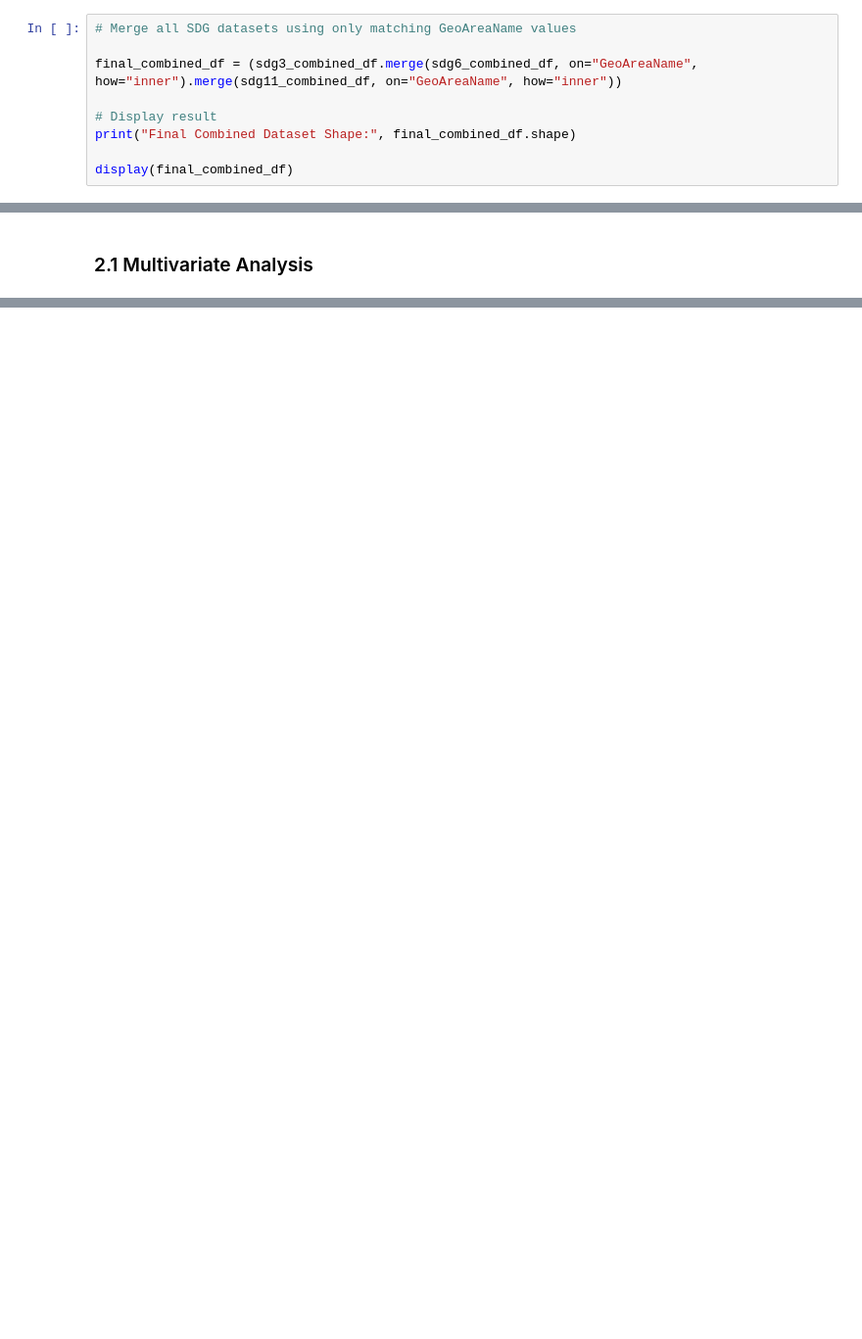
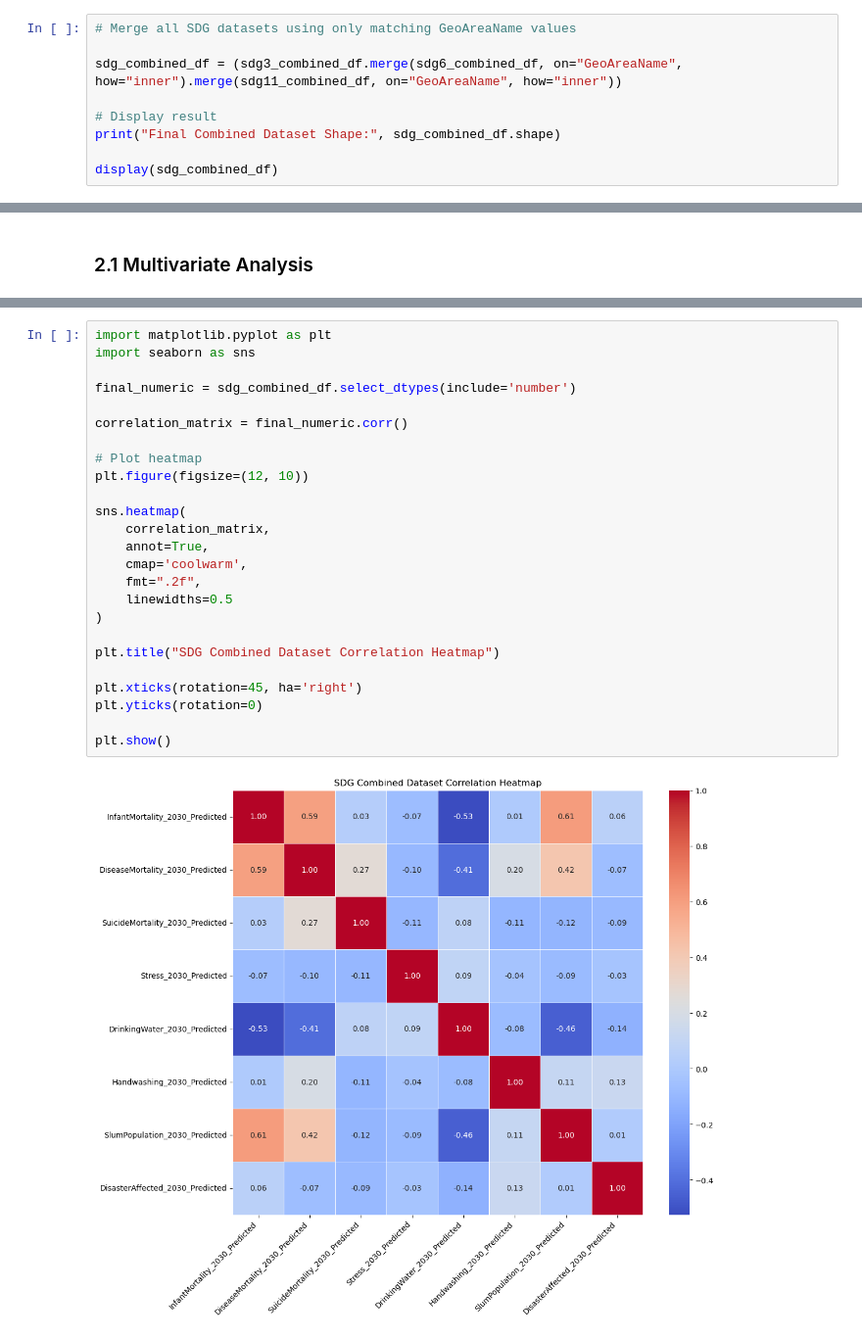
Before and after one commit to frogosorap/SDGReadinessIndex, a Jupyter notebook: CA1.ipynb, the cells around one changed output, grey strips where cells are left out. Shown at 98% size. Drawn from its saved outputs; the diff is of its cells as text; blank space fills up the shorter version.

```diff
--- a/CA1.ipynb
+++ b/CA1.ipynb
@@ -64,12 +64,12 @@ SDG 11 Combined Dataset
 # %%
 # Merge all SDG datasets using only matching GeoAreaName values
 
-final_combined_df = (sdg3_combined_df.merge(sdg6_combined_df, on="GeoAreaName", how="inner").merge(sdg11_combined_df, on="GeoAreaName", how="inner"))
+sdg_combined_df = (sdg3_combined_df.merge(sdg6_combined_df, on="GeoAreaName", how="inner").merge(sdg11_combined_df, on="GeoAreaName", how="inner"))
 
 # Display result
-print("Final Combined Dataset Shape:", final_combined_df.shape)
+print("Final Combined Dataset Shape:", sdg_combined_df.shape)
 
-display(final_combined_df)
+display(sdg_combined_df)
 # %% [output]
 Final Combined Dataset Shape: (200, 9)
 |  | GeoAreaName | InfantMortality_2030_Predicted | DiseaseMortality_2030_Predicted | SuicideMortality_2030_Predicted | Stress_2030_Predicted | ... |
@@ -89,0 +105,27 @@ Final Combined Dataset Shape: (200, 9)
+# %%
+import matplotlib.pyplot as plt
+import seaborn as sns
+
+final_numeric = sdg_combined_df.select_dtypes(include='number')
+
+correlation_matrix = final_numeric.corr()
+
+# Plot heatmap
+plt.figure(figsize=(12, 10))
+
+sns.heatmap(
+    correlation_matrix,
+    annot=True,
+    cmap='coolwarm',
+    fmt=".2f",
+    linewidths=0.5
+)
+
+plt.title("SDG Combined Dataset Correlation Heatmap")
+
+plt.xticks(rotation=45, ha='right')
+plt.yticks(rotation=0)
+
+plt.show()
+# %% [output]
+[figure, added]
```
Also changed, not shown: parts of 7 cells of this notebook.
